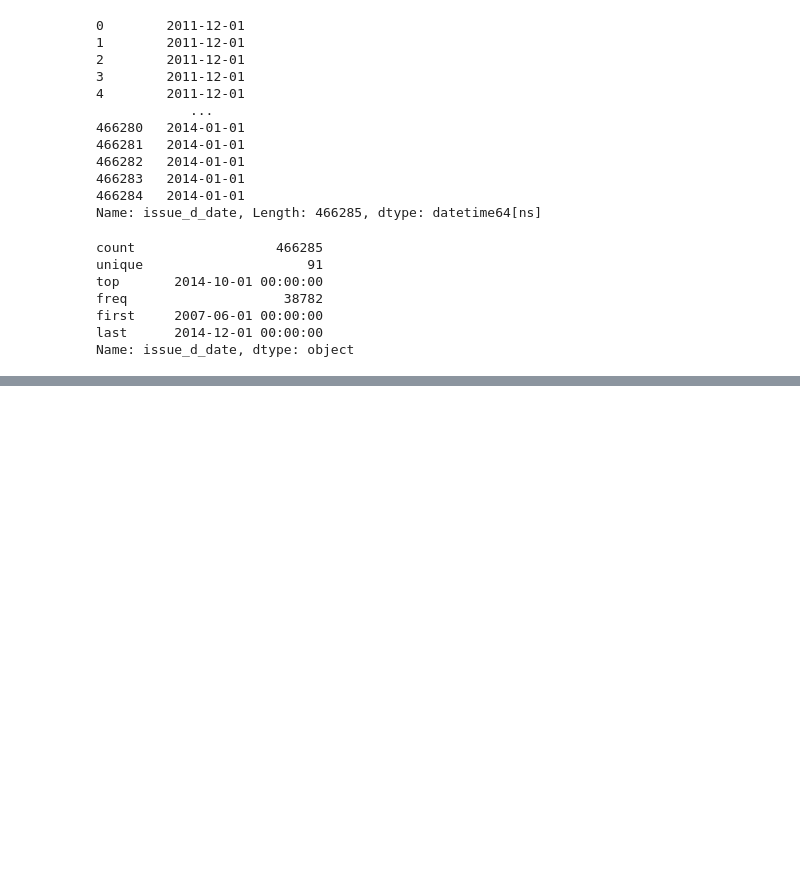
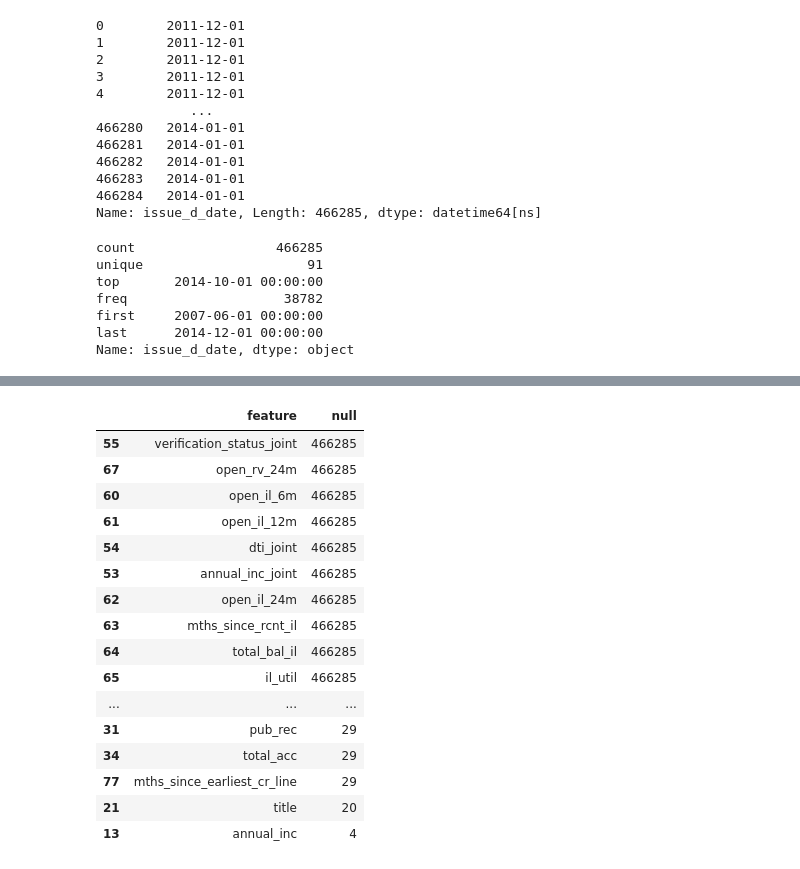
Before and after one commit to abdurrahmanshidiq/Credit_Risk_Modelling, a Jupyter notebook: 1_General_Preprocessing.ipynb, the cells around one changed output, grey strips where cells are left out. Saved outputs shown, nothing was run; the diff lists cells and outputs as text; code cells hidden in the pictures; blank space fills up the shorter version.

```diff
--- a/1_General_Preprocessing.ipynb
+++ b/1_General_Preprocessing.ipynb
@@ -442,0 +589,3 @@ Name: mths_issue_d, dtype: float64
+# %%
+df_null = pd.DataFrame({'feature':loan_data.columns, 'null':loan_data.isnull().sum().values})
+df_null
@@ -442,0 +606,20 @@ Name: mths_issue_d, dtype: float64
+# %%
+df_null[df_null['null']>0].sort_values('null', ascending=False)
+# %% [output]
+|  | feature | null |
+| 55 | verification_status_joint | 466285 |
+| 67 | open_rv_24m | 466285 |
+| 60 | open_il_6m | 466285 |
+| 61 | open_il_12m | 466285 |
+| 54 | dti_joint | 466285 |
+| 53 | annual_inc_joint | 466285 |
+| 62 | open_il_24m | 466285 |
+| 63 | mths_since_rcnt_il | 466285 |
+| 64 | total_bal_il | 466285 |
+| 65 | il_util | 466285 |
+| ... | ... | ... |
+| 31 | pub_rec | 29 |
+| 34 | total_acc | 29 |
+| 77 | mths_since_earliest_cr_line | 29 |
+| 21 | title | 20 |
+| 13 | annual_inc | 4 |
```
Also changed, not shown: parts of 41 cells of this notebook, 1 other file.
